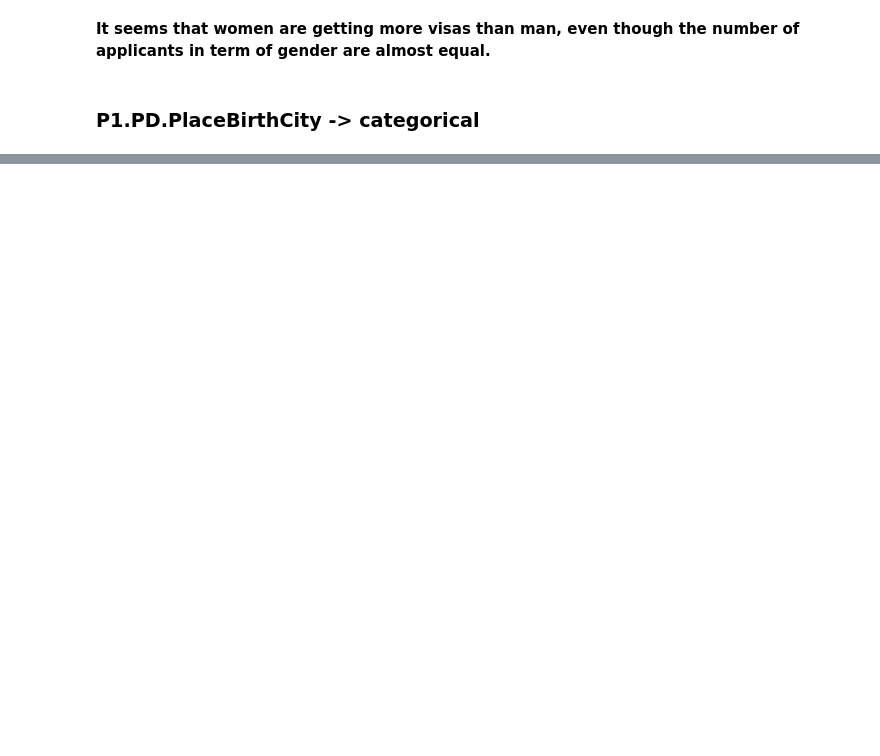
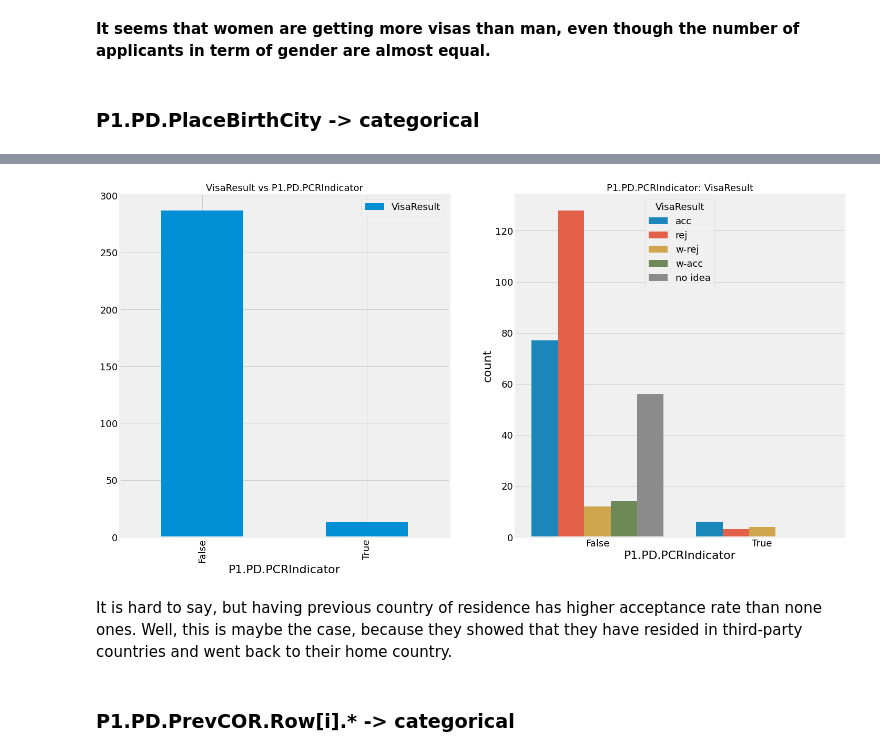
Before and after one commit to Nikronic/visaland-visa-form-utility, a Jupyter notebook: notebooks/data_exploration_dev.ipynb, the cells around one changed output, grey strips where cells are left out. Saved outputs shown, nothing was run; the diff lists cells and outputs as text; code cells hidden in the pictures; blank space fills up the shorter version.

```diff
--- a/notebooks/data_exploration_dev.ipynb
+++ b/notebooks/data_exploration_dev.ipynb
@@ -366,0 +462,4 @@ TODO: delete
+# %%
+output_name = 'VisaResult'
+feature_name = 'P1.PD.PCRIndicator'
+data.groupby([feature_name, output_name])[output_name].count()
@@ -366,0 +477,14 @@ TODO: delete
+# %%
+f, ax = plt.subplots(1, 2, figsize=(22, 12))
+data[[feature_name, output_name]].groupby(
+    [feature_name]).count().plot.bar(ax=ax[0])
+ax[0].set_title('{} vs {}'.format(output_name, feature_name))
+sns.countplot(feature_name, hue=output_name, data=data, ax=ax[1], hue_order=output_hue_order)
+ax[1].set_title('{}: {}'.format(feature_name, output_name))
+plt.show()
+# %% [output]
+[figure, added]
+# %% [markdown]
+It is hard to say, but having previous country of residence has higher acceptance rate than none ones. Well, this is maybe the case, because they showed that they have resided in third-party countries and went back to their home country.
+# %% [markdown]
+### P1.PD.PrevCOR.Row[i].\* -> categorical
```
Also changed, not shown: parts of 42 cells of this notebook.
